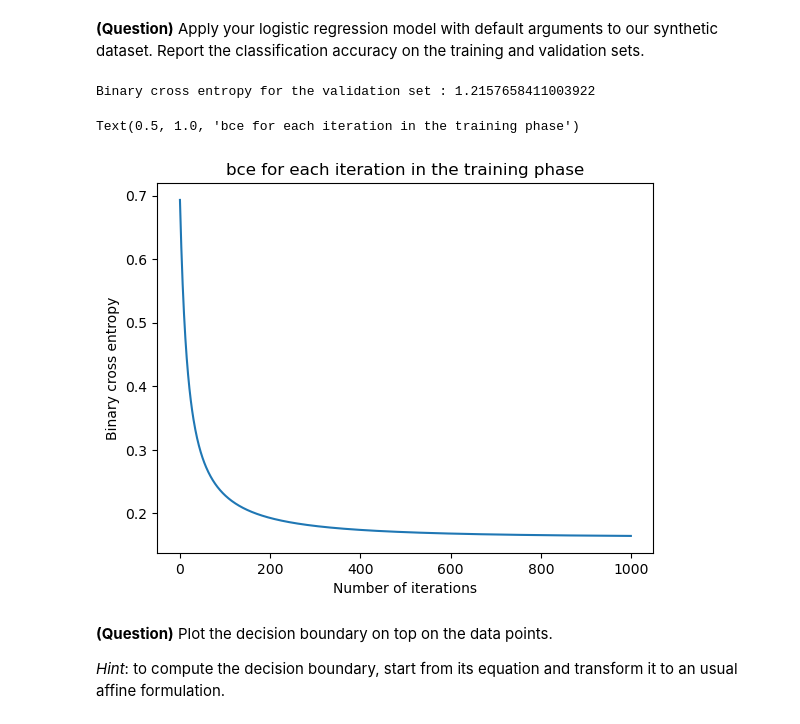
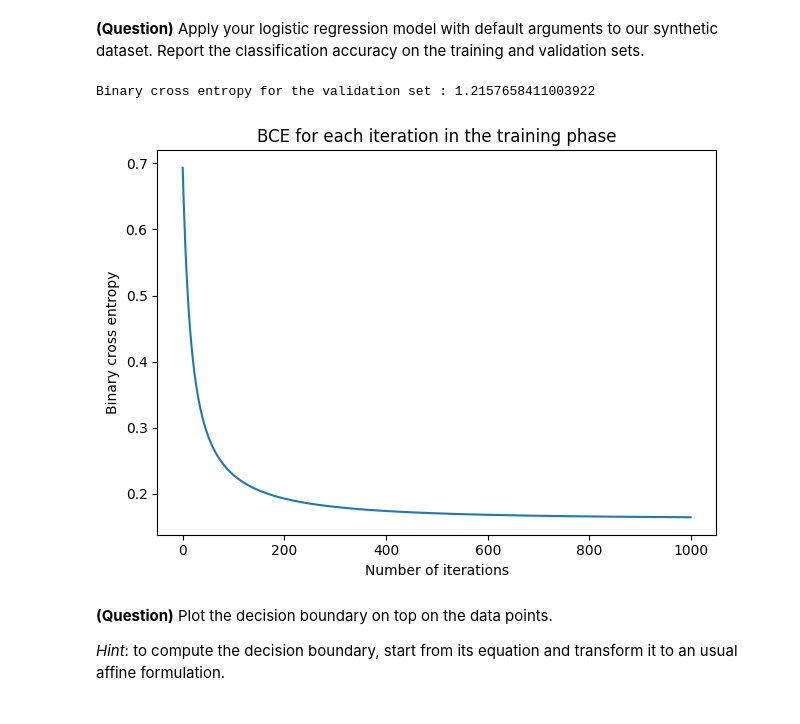
Before and after one commit to daJster/Machine_learning_2023, a Jupyter notebook: ml-tp2.ipynb, the cells around one changed output. Cells and saved outputs as stored; diff of their text form; code cells hidden in the pictures.

```diff
--- a/ml-tp2.ipynb
+++ b/ml-tp2.ipynb
@@ -65,10 +70,9 @@ plt.legend()
 **(Question)** As usual, add a column with ones to simplify dot product notation. Then, split the dataset into training and validation sets.
 # %%
 # YOUR CODE HERE
-X_normalized = np.column_stack((np.ones(X_normalized.shape[0]), X_normalized))
-
+X_stacked = np.column_stack((np.ones(X_normalized.shape[0]), X_normalized))
 
 # splitting by 75% for training and 25% for validation
-split_percentile = len(X_normalized)*75//100
-X_train, X_valid = X_normalized[:split_percentile], X_normalized[split_percentile:]
+split_percentile = len(X_stacked)*75//100
+X_train, X_valid = X_stacked[:split_percentile], X_stacked[split_percentile:]
 y_train, y_valid = y[:split_percentile], y[split_percentile:]
@@ -94,14 +101,15 @@ class LogisticRegression():
         self.n_iters = n_iters
         self.W = None
         self.loss_hist = np.zeros(self.n_iters)
+        self.threshold = 0.5
 
     def sigmoid(self, x):
         return 1/(1+np.exp(-x))
 
     def binary_cross_entropy(self, y, y_pred):
         N = len(y)
-        y_pred = np.clip(y_pred, 10**-6, 1 - 10**-6)
-        return (-1/N)*np.sum([y[i]*np.log(y_pred[i]) + (1 - y[i])*np.log(1- y_pred[i]) for i in range(N)])
+        y_acc = np.clip(y_pred, 10**-6, 1 - 10**-6)
+        return (-1/N)*np.sum([y[i]*np.log(y_acc[i]) + (1 - y[i])*np.log(1- y_acc[i]) for i in range(N)])
 
     def fit(self, X, y):
         self.W = np.zeros(X.shape[1])
@@ -113,9 +121,8 @@ class LogisticRegression():
 
 
     def predict(self, X):
-        threshold = 0.5
         y_pred = self.sigmoid(np.dot(X, self.W))
-        return y_pred >= threshold
+        return y_pred >= self.threshold
 # %% [markdown]
 **(Question)** Apply your logistic regression model with default arguments to our synthetic dataset. Report the classification accuracy on the training and validation sets.
 # %%
@@ -126,13 +133,15 @@ y_pred = lr.predict(X_valid)
 # %%
 print("Binary cross entropy for the validation set :", lr.binary_cross_entropy(y_valid, y_pred))
 plt.plot(np.arange(lr.n_iters), lr.loss_hist)
 plt.xlabel("Number of iterations")
 plt.ylabel("Binary cross entropy")
-plt.title("bce for each iteration in the training phase")
+plt.title("BCE for each iteration in the training phase")
+plt.tight_layout()
+plt.show()
+plt.close()
 # %% [output]
 Binary cross entropy for the validation set : 1.2157658411003922
-Text(0.5, 1.0, 'bce for each iteration in the training phase')
-[figure, old version]
+[figure, new version]
 # %% [markdown]
 **(Question)** Plot the decision boundary on top on the data points.
 
```
Also changed, not shown: parts of 17 cells of this notebook.
